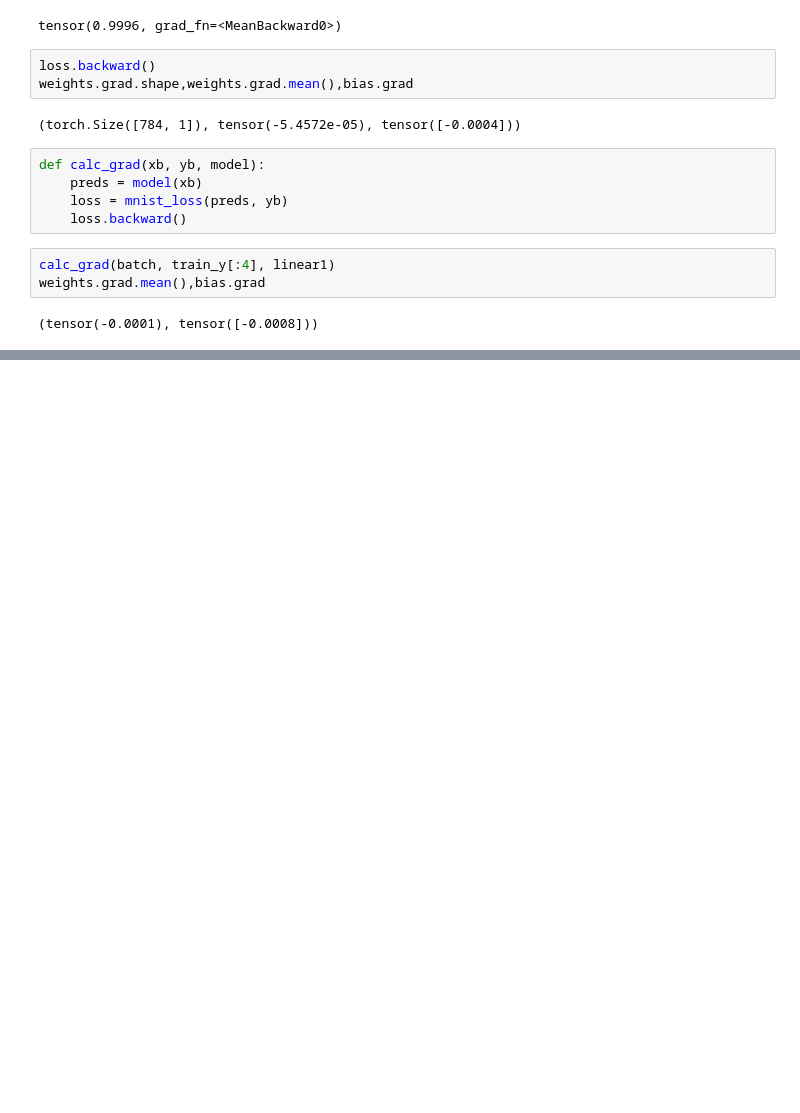
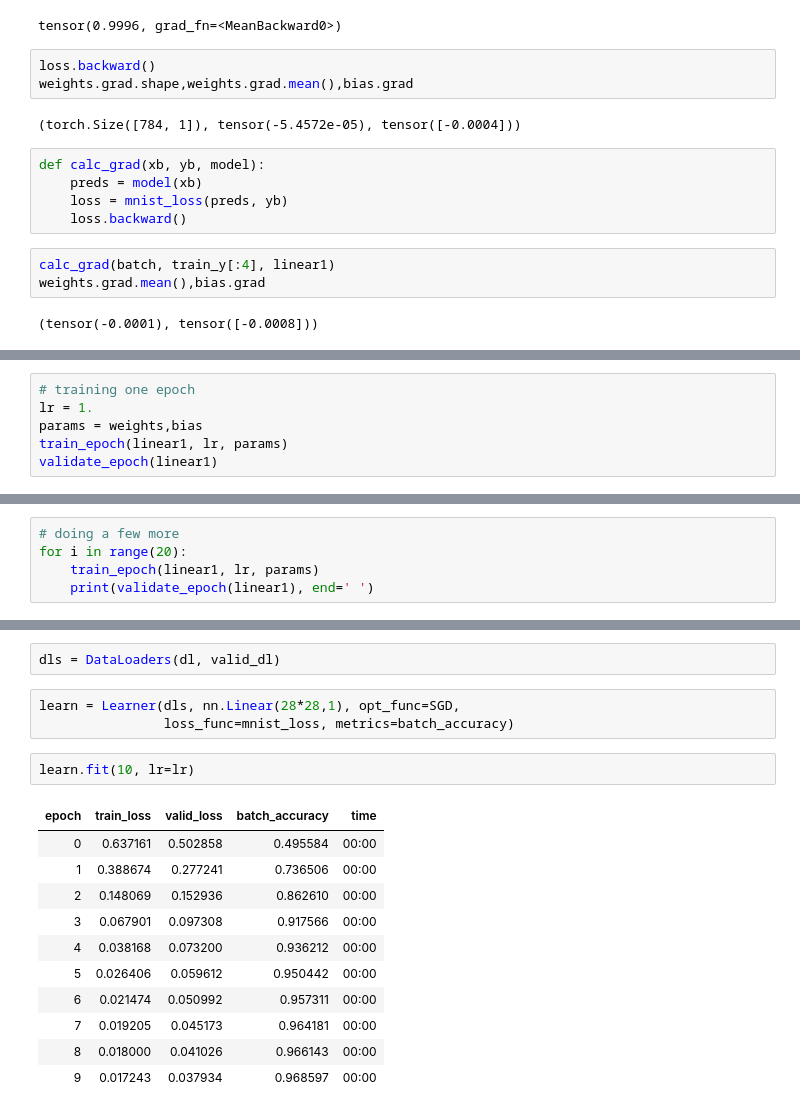
Before and after one commit to eloigil/fast.ai_playground, a Jupyter notebook: 04_mnist_basics.ipynb, the cells around one changed output, grey strips where cells are left out. Drawn from its saved outputs; the diff is of its cells as text; blank space fills up the shorter version.

```diff
--- a/04_mnist_basics.ipynb
+++ b/04_mnist_basics.ipynb
@@ -421,0 +450,6 @@ weights.grad.mean(),bias.grad
+# %%
+# training one epoch
+lr = 1.
+params = weights,bias
+train_epoch(linear1, lr, params)
+validate_epoch(linear1)
@@ -421,0 +458,5 @@ weights.grad.mean(),bias.grad
+# %%
+# doing a few more
+for i in range(20):
+    train_epoch(linear1, lr, params)
+    print(validate_epoch(linear1), end=' ')
@@ -421,0 +511,19 @@ weights.grad.mean(),bias.grad
+# %%
+dls = DataLoaders(dl, valid_dl)
+# %%
+learn = Learner(dls, nn.Linear(28*28,1), opt_func=SGD,
+                loss_func=mnist_loss, metrics=batch_accuracy)
+# %%
+learn.fit(10, lr=lr)
+# %% [output]
+| epoch | train_loss | valid_loss | batch_accuracy | time |
+| 0 | 0.637161 | 0.502858 | 0.495584 | 00:00 |
+| 1 | 0.388674 | 0.277241 | 0.736506 | 00:00 |
+| 2 | 0.148069 | 0.152936 | 0.862610 | 00:00 |
+| 3 | 0.067901 | 0.097308 | 0.917566 | 00:00 |
+| 4 | 0.038168 | 0.073200 | 0.936212 | 00:00 |
+| 5 | 0.026406 | 0.059612 | 0.950442 | 00:00 |
+| 6 | 0.021474 | 0.050992 | 0.957311 | 00:00 |
+| 7 | 0.019205 | 0.045173 | 0.964181 | 00:00 |
+| 8 | 0.018000 | 0.041026 | 0.966143 | 00:00 |
+| 9 | 0.017243 | 0.037934 | 0.968597 | 00:00 |
```
Also changed, not shown: parts of 23 cells of this notebook.
